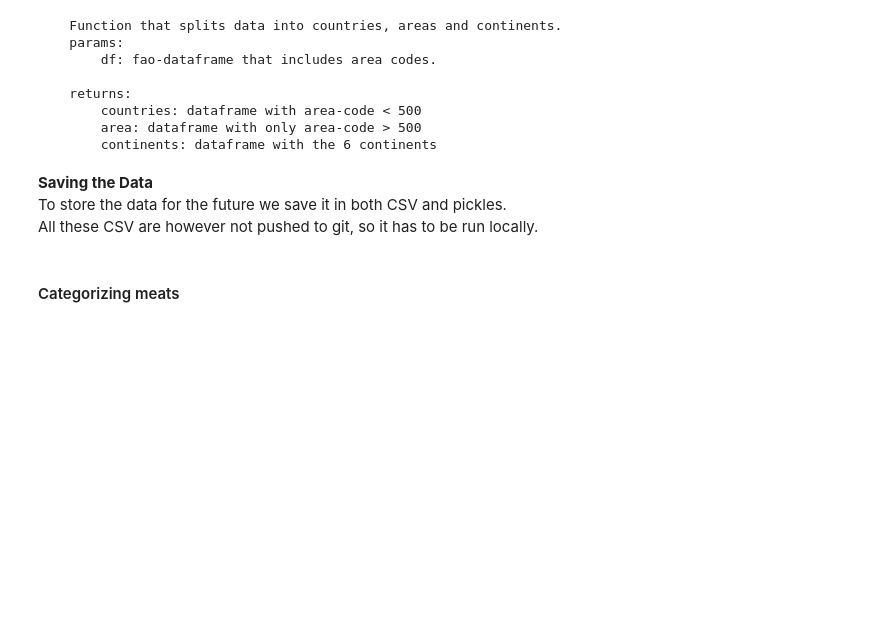
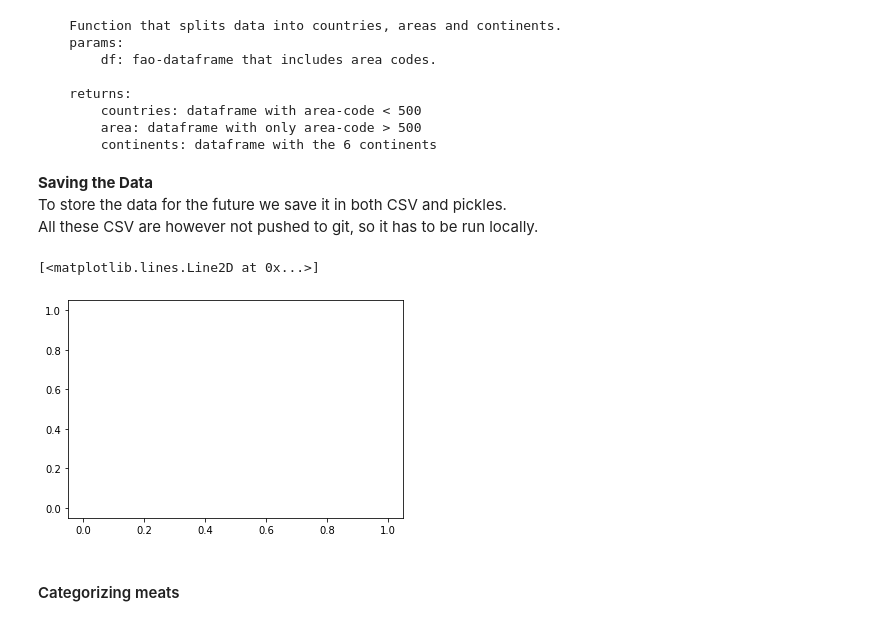
Before and after one commit to theodorhusefest/ADA-2019-project1-sovellettu-tiedon-analysoint, a Jupyter notebook: livestock_cleaning.ipynb, the cells around one changed output. Drawn from its saved outputs; the diff is of its cells as text; code cells hidden in the pictures; blank space fills up the shorter version.

```diff
--- a/livestock_cleaning.ipynb
+++ b/livestock_cleaning.ipynb
@@ -212,6 +212,12 @@ meat_continents.to_csv('./data/csv/meat_continents.csv')
 meat_countries.to_pickle('./data/pickles/meat_countries.pkl')
 meat_area.to_pickle('./data/pickles/meat_area.pkl')
 meat_continents.to_pickle('./data/pickles/meat_continents.pkl')
+# %%
+japan = meat_countries[meat_countries.Area == 'Taiwan'].groupby(['Area','Year']).agg({'Value':'sum'}).reset_index()
+plt.plot(japan.Year, japan.Value)
+# %% [output]
+[<matplotlib.lines.Line2D at 0x...>]
+[figure, added]
 # %% [markdown]
 #### Categorizing meats
 # %%
```
Also changed, not shown: 3 other files.
